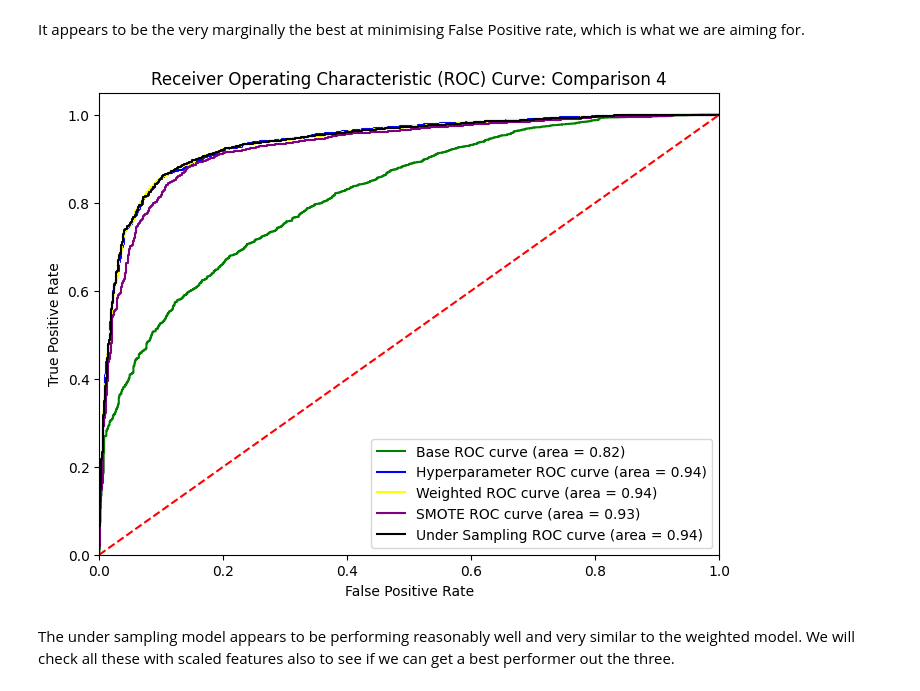
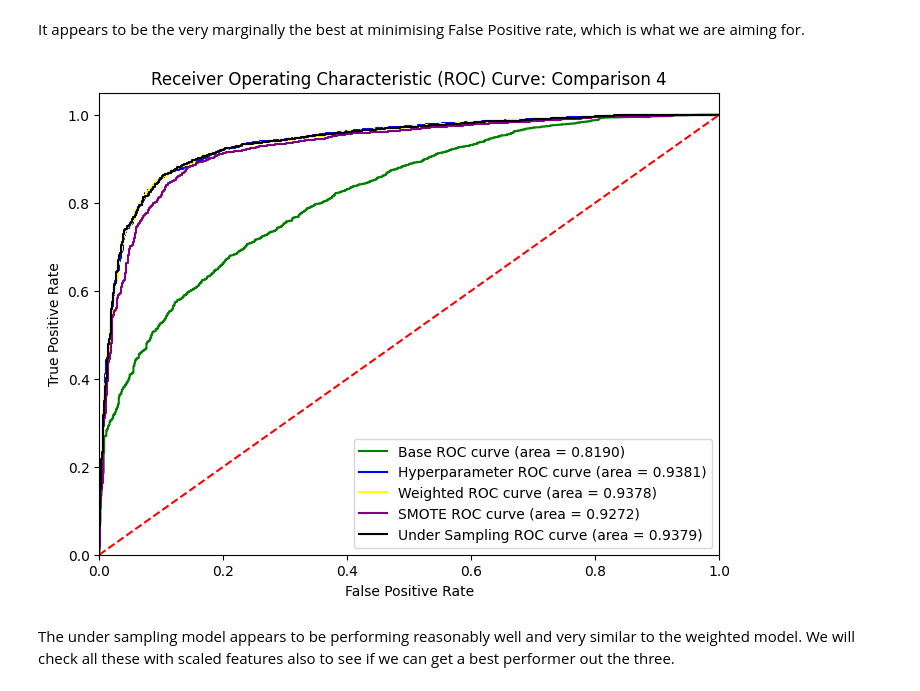
Before and after one commit to christianndjanda/-DST_Assessment_1_Group_4, a Jupyter notebook: ImranV/logitistic_reg_model.ipynb, the cells around one changed output. Drawn from its saved outputs; the diff is of its cells as text; code cells hidden in the pictures.

```diff
--- a/ImranV/logitistic_reg_model.ipynb
+++ b/ImranV/logitistic_reg_model.ipynb
@@ -185,5 +185,5 @@ From this we can see that the best hyper parameters are C= 10, max iterations =
 # %%
-model_1 = LogisticRegression(C=100, penalty='l1',max_iter=500,solver= 'liblinear', tol=0.0001)
+model_1 = LogisticRegression(C=100, penalty='l1',max_iter=2000,solver= 'liblinear', tol=0.0001)
 
 model_1.fit(X_train, y_train)
 y_pred_1= model_1.predict(X_test)
@@ -284,7 +284,7 @@ plt.xlabel('Predicted')
 plt.ylabel('Actual')
 plt.show()
 
-model_w= LogisticRegression(C=100, penalty='l1',max_iter=500,solver= 'liblinear', tol=0.0001,class_weight=class_weights) #weighted model
+model_w= LogisticRegression(C=100, penalty='l1',max_iter=2000,solver= 'liblinear', tol=0.0001,class_weight=class_weights) #weighted model
 model_w.fit(X_train, y_train)
 y_pred_w = model_w.predict(X_test)
 
@@ -398,7 +414,7 @@ Resampled dataset shape: Counter({1: 16476, 0: 16476})
 # %% [markdown]
 Now that we have our resampled data lets have a look how it compares
 # %%
-model_SMOTE= LogisticRegression(C=100, penalty='l1',max_iter=500,solver= 'liblinear', tol=0.0001)
+model_SMOTE= LogisticRegression(C=100, penalty='l1',max_iter=2000,solver= 'liblinear', tol=0.0001)
 model_SMOTE.fit(X_train_resampled, y_train_resampled)
 y_pred_SMOTE= model_SMOTE.predict(X_test)
 
@@ -479,7 +495,7 @@ print(f'Resampled dataset shape: {Counter(y_train_resampled)}')
 Original dataset shape: Counter({1: 16476, 0: 4418})
 Resampled dataset shape: Counter({0: 4418, 1: 4418})
 # %%
-model_und= LogisticRegression(C=100, penalty='l1',max_iter=500,solver= 'liblinear', tol=0.0001)
+model_und= LogisticRegression(C=100, penalty='l1',max_iter=2000,solver= 'liblinear', tol=0.0001)
 model_und.fit(X_train_resampled, y_train_resampled)
 y_pred_und= model_und.predict(X_test)
 
@@ -528,25 +544,25 @@ It appears to be the very marginally the best at minimising False Positive rate,
 # %%
 y_scores_und = model_und.predict_proba(X_test)[:, 1]
 fpr_und, tpr_und, thresholds_und = roc_curve(y_test, y_scores_und)
 roc_auc_und = auc(fpr_und, tpr_und)
 
 
 plt.figure(figsize=(8, 6))
-plt.plot(fpr, tpr, color='green', label=f'Base ROC curve (area = {roc_auc:.2f})')
-plt.plot(fpr_1, tpr_1, color='blue', label=f'Hyperparameter ROC curve (area = {roc_auc_1:.2f})')
-plt.plot(fpr_w, tpr_w, color='yellow', label=f'Weighted ROC curve (area = {roc_auc_w:.2f})')
-plt.plot(fpr_SMOTE, tpr_SMOTE, color='purple', label=f'SMOTE ROC curve (area = {roc_auc_SMOTE:.2f})')
-plt.plot(fpr_und, tpr_und, color='black', label=f'Under Sampling ROC curve (area = {roc_auc_und:.2f})')
+plt.plot(fpr, tpr, color='green', label=f'Base ROC curve (area = {roc_auc:.4f})')
+plt.plot(fpr_1, tpr_1, color='blue', label=f'Hyperparameter ROC curve (area = {roc_auc_1:.4f})')
+plt.plot(fpr_w, tpr_w, color='yellow', label=f'Weighted ROC curve (area = {roc_auc_w:.4f})')
+plt.plot(fpr_SMOTE, tpr_SMOTE, color='purple', label=f'SMOTE ROC curve (area = {roc_auc_SMOTE:.4f})')
+plt.plot(fpr_und, tpr_und, color='black', label=f'Under Sampling ROC curve (area = {roc_auc_und:.4f})')
 plt.plot([0, 1], [0, 1], color='red', linestyle='--')
 plt.xlim([0.0, 1.0])
 plt.ylim([0.0, 1.05])
 plt.xlabel('False Positive Rate')
 plt.ylabel('True Positive Rate')
 plt.title('Receiver Operating Characteristic (ROC) Curve: Comparison 4')
 plt.legend(loc='lower right')
 plt.show()
 # %% [output]
-[figure, old version]
+[figure, new version]
 # %% [markdown]
 The under sampling model appears to be performing reasonably well and very similar to the weighted model. We will check all these with scaled features also to see if we can get a best performer out the three.
 # %% [markdown]
```
Also changed, not shown: parts of 45 cells of this notebook.
